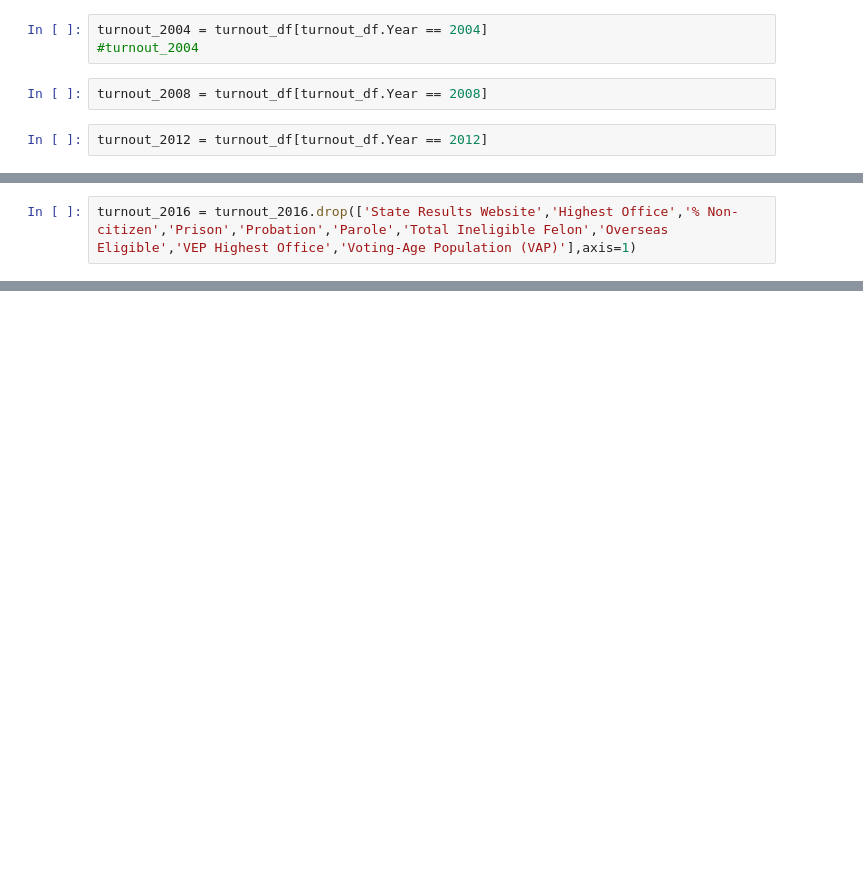
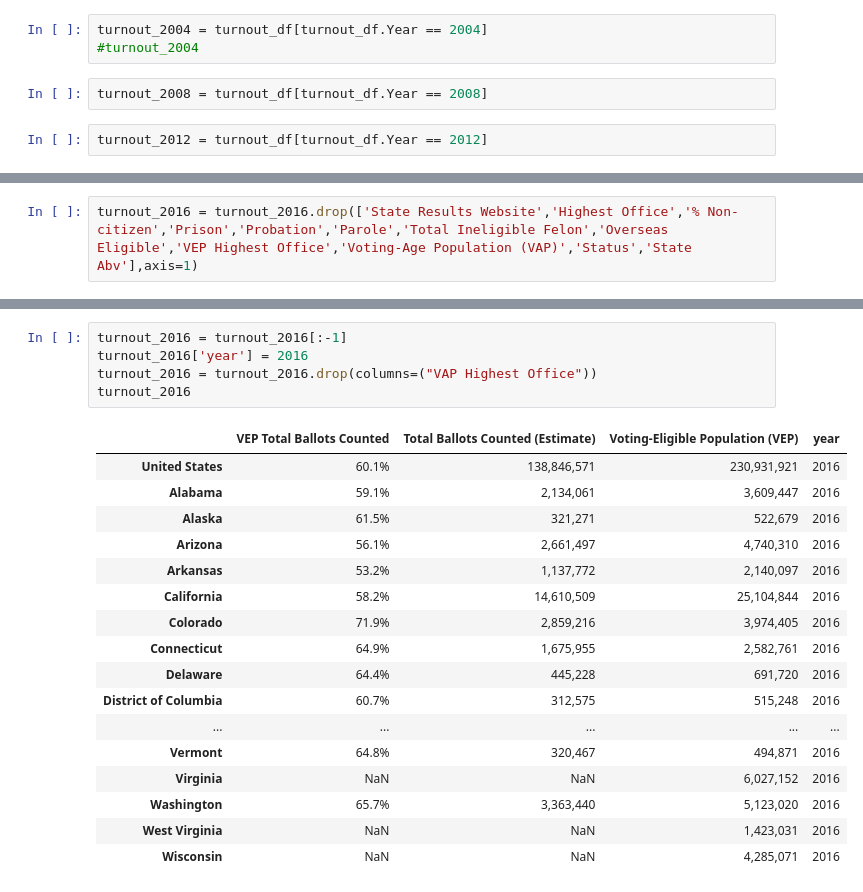
Before and after one commit to drjulie2105/Group_Project_2, a Jupyter notebook: data_cleaning/turnout_cleaning.ipynb, the cells around one changed output, grey strips where cells are left out. Saved outputs shown, nothing was run; the diff lists cells and outputs as text; blank space fills up the shorter version.

```diff
--- a/data_cleaning/turnout_cleaning.ipynb
+++ b/data_cleaning/turnout_cleaning.ipynb
@@ -54,7 +75,7 @@ turnout_2016
 | Wyoming | http://soswy.state.wy.us/Election... | Official | 60.2% | 59.5% | 57.3% | ... |
 | Note: Illinois highest vote inclu... | NaN | NaN | NaN | NaN | NaN | ... |
 # %%
-turnout_2016 = turnout_2016.drop(['State Results Website','Highest Office','% Non-citizen','Prison','Probation','Parole','Total Ineligible Felon','Overseas Eligible','VEP Highest Office','Voting-Age Population (VAP)'],axis=1)
+turnout_2016 = turnout_2016.drop(['State Results Website','Highest Office','% Non-citizen','Prison','Probation','Parole','Total Ineligible Felon','Overseas Eligible','VEP Highest Office','Voting-Age Population (VAP)','Status','State Abv'],axis=1)
 # %%
 # %% [output]
 |  | Status | VEP Total Ballots Counted | VAP Highest Office | Total Ballots Counted (Estimate) | Voting-Eligible Population (VEP) | ... |
@@ -97,0 +98,23 @@ turnout_2016
+# %%
+turnout_2016 = turnout_2016[:-1]
+turnout_2016['year'] = 2016
+turnout_2016 = turnout_2016.drop(columns=("VAP Highest Office"))
+turnout_2016
+# %% [output]
+|  | VEP Total Ballots Counted | Total Ballots Counted (Estimate) | Voting-Eligible Population (VEP) | year |
+| United States | 60.1% | 138,846,571 | 230,931,921 | 2016 |
+| Alabama | 59.1% | 2,134,061 | 3,609,447 | 2016 |
+| Alaska | 61.5% | 321,271 | 522,679 | 2016 |
+| Arizona | 56.1% | 2,661,497 | 4,740,310 | 2016 |
+| Arkansas | 53.2% | 1,137,772 | 2,140,097 | 2016 |
+| California | 58.2% | 14,610,509 | 25,104,844 | 2016 |
+| Colorado | 71.9% | 2,859,216 | 3,974,405 | 2016 |
+| Connecticut | 64.9% | 1,675,955 | 2,582,761 | 2016 |
+| Delaware | 64.4% | 445,228 | 691,720 | 2016 |
+| District of Columbia | 60.7% | 312,575 | 515,248 | 2016 |
+| ... | ... | ... | ... | ... |
+| Vermont | 64.8% | 320,467 | 494,871 | 2016 |
+| Virginia | NaN | NaN | 6,027,152 | 2016 |
+| Washington | 65.7% | 3,363,440 | 5,123,020 | 2016 |
+| West Virginia | NaN | NaN | 1,423,031 | 2016 |
+| Wisconsin | NaN | NaN | 4,285,071 | 2016 |
```
Also changed, not shown: parts of 4 cells of this notebook.
